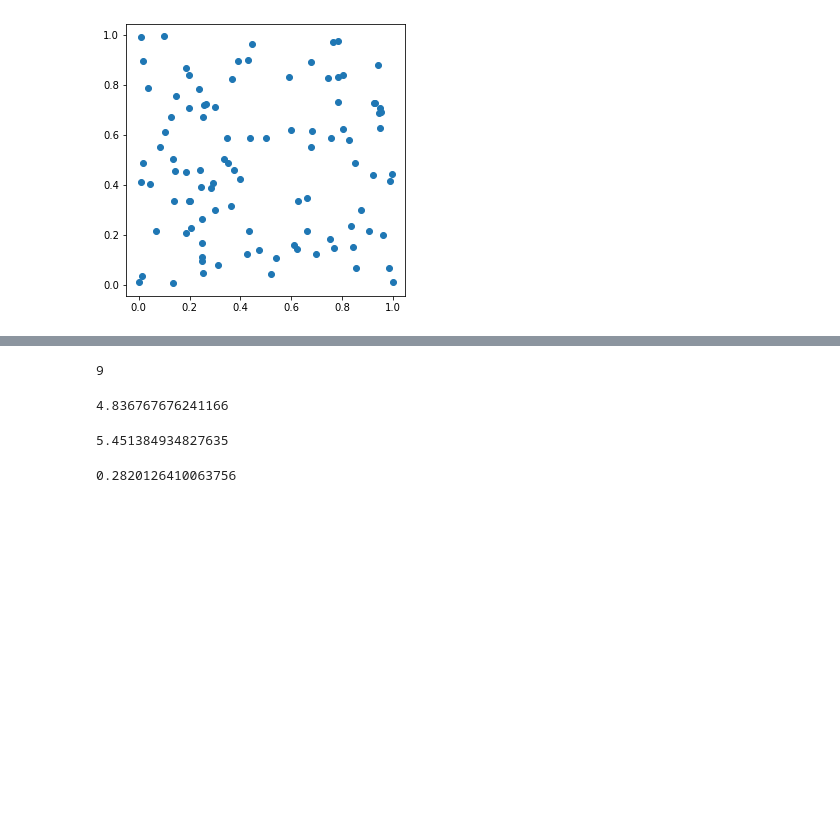
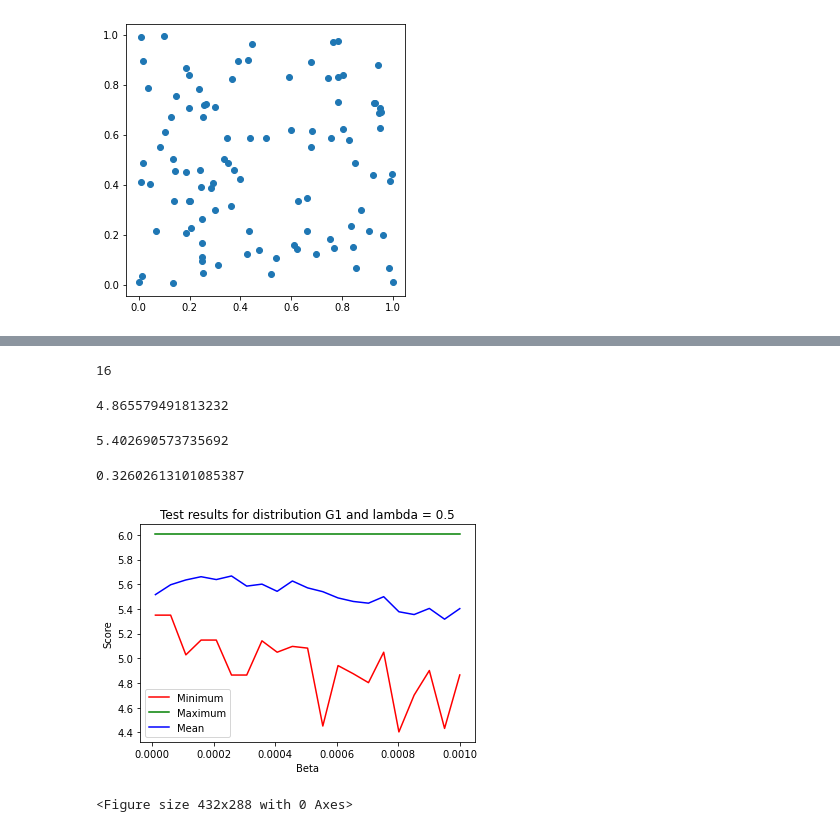
Before and after one commit to deschena/MCMC5G, a Jupyter notebook: mcaa_5g/notebook_Guillaume.ipynb, the cells around one changed output, grey strips where cells are left out. Cells and saved outputs as stored; diff of their text form; code cells hidden in the pictures; blank space fills up the shorter version.

Commit message:
Test with Beta values

```diff
--- a/mcaa_5g/notebook_Guillaume.ipynb
+++ b/mcaa_5g/notebook_Guillaume.ipynb
@@ -260,11 +260,11 @@ minimums = []
 maximums = []
 means    = []
 stds     = []
-betarange = np.linspace(0.0001, 0.001, 11)
+betarange = np.linspace(0.00001, 0.001, 21)
 for b in betarange:
     test_scores = []
     times = []
-    print("\nTol = {}".format(tol))
+    print("\nBeta = {}".format(b))
     for i in range(N):
         sel, score, time_best_reached = Metropolis_Hasting(g, plot = False, verbose = False, batch_size = 50, max_iter = 1000, beta = b)
         test_scores.append(score)
@@ -289,16 +302,29 @@ test_scores = np.array(test_scores)
 times = np.array(times)
 np.count_nonzero(test_scores > 6)
 # %% [output]
-9
+16
 # %%
 np.min(test_scores)
 # %% [output]
-4.836767676241166
+4.865579491813232
 # %%
 np.mean(test_scores)
 # %% [output]
-5.451384934827635
+5.402690573735692
 # %%
 np.std(test_scores)
 # %% [output]
-0.2820126410063756
+0.32602613101085387
+# %%
+plt.plot(betarange, minimums, c = "r", label = "Minimum")
+plt.plot(betarange, maximums, c = "g", label = "Maximum")
+plt.plot(betarange, means, c = "b", label = "Mean")
+plt.title("Test results for distribution G1 and lambda = 0.5")
+plt.xlabel("Beta")
+plt.ylabel("Score")
+plt.legend(loc = 3)
+plt.show()
+plt.savefig("testResultsBeta50.png")
+# %% [output]
+[figure, added]
+<Figure size 432x288 with 0 Axes>
```
Also changed, not shown: parts of 3 cells of this notebook, 1 other file.
